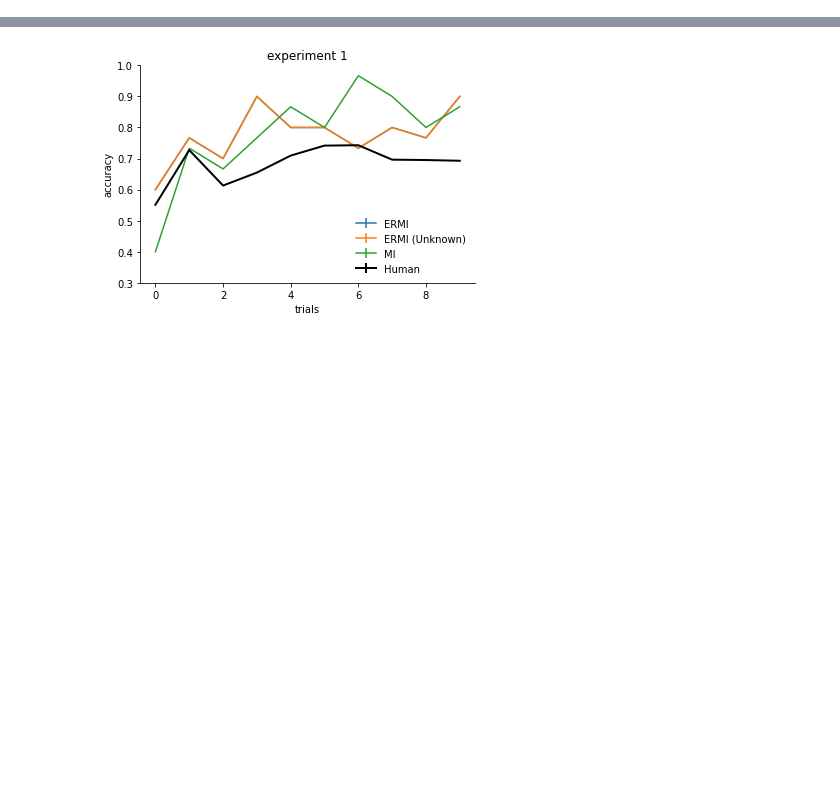
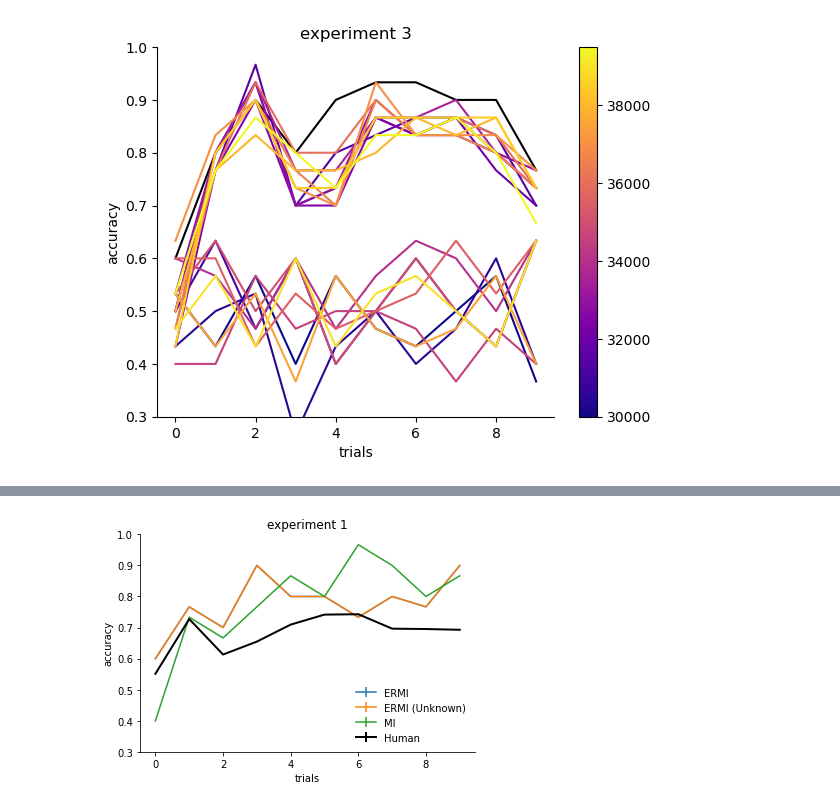
Before and after one commit to akjagadish/ermi, a Jupyter notebook: notebooks/bermi_scope.ipynb, the cells around one changed output, grey strips where cells are left out. Cells and saved outputs as stored; diff of their text form; code cells hidden in the pictures; blank space fills up the shorter version.

```diff
--- a/notebooks/bermi_scope.ipynb
+++ b/notebooks/bermi_scope.ipynb
@@ -46,0 +75,34 @@ plt.show()
+# %%
+experiment_id=3
+data = pd.read_csv(f'/u/ajagadish/ermi/decisionmaking/data/human/binz2022heuristics_exp{experiment_id}.csv')
+num_tasks = data.task.max()+1
+policy='greedy'
+data = pd.read_csv(f'/u/ajagadish/ermi/decisionmaking/data/human/binz2022heuristics_exp{experiment_id}.csv')
+
+results_ermi_paired_unknown = np.load(f'/u/ajagadish/ermi/decisionmaking/data/model_simulation/task=binz2022_experiment={experiment_id}_source=claude_condition=unknown_loss=nll_paired=True_policy=greedy.npz')
+plt.errorbar(x=np.arange(10), y=(results_ermi_paired_unknown['per_trial_model_accuracy']/num_tasks).mean(0),yerr=(results_ermi_paired_unknown['per_trial_model_accuracy']/num_tasks).std(0)/np.sqrt(num_tasks), label='ERMI', c='k')
+
+cmap = mpl.colormaps['plasma']
+dls = np.arange(30000, 40000, 500)
+colors = cmap(np.linspace(0, 1, len(dls)))
+
+for (c, ess) in zip(colors,dls):
+    results_bermi_paired_ess = np.load(f'/u/ajagadish/ermi/decisionmaking/data/model_simulation/task=binz2022_experiment={experiment_id}_source=claude_condition=unknown_loss=nll_paired=True_policy=greedy_ess={str(int(ess))}.npz')
+    plt.errorbar(x=np.arange(10), y=(results_bermi_paired_ess['per_trial_model_accuracy']/num_tasks).mean(0),
+                 yerr=(results_bermi_paired_ess['per_trial_model_accuracy']/num_tasks).std(0)/np.sqrt(num_tasks),
+                 label=f'BERMI $\lambda={str(ess)}$',
+                 color=c)
+
+plt.ylabel('accuracy')
+plt.xlabel('trials')
+plt.ylim(0.3, 1.) # set y axis limit between 0.5 and 1.
+sns.despine()
+plt.legend(loc='lower right')
+plt.title(f"experiment {experiment_id}")
+plt.legend('', frameon=False)
+sm = plt.cm.ScalarMappable(cmap=cmap)
+sm.set_clim(vmin=dls[0], vmax=dls[-1])
+plt.colorbar(sm)
+plt.show()
+# %% [output]
+[figure, added]
```
Also changed, not shown: parts of 5 cells of this notebook.
